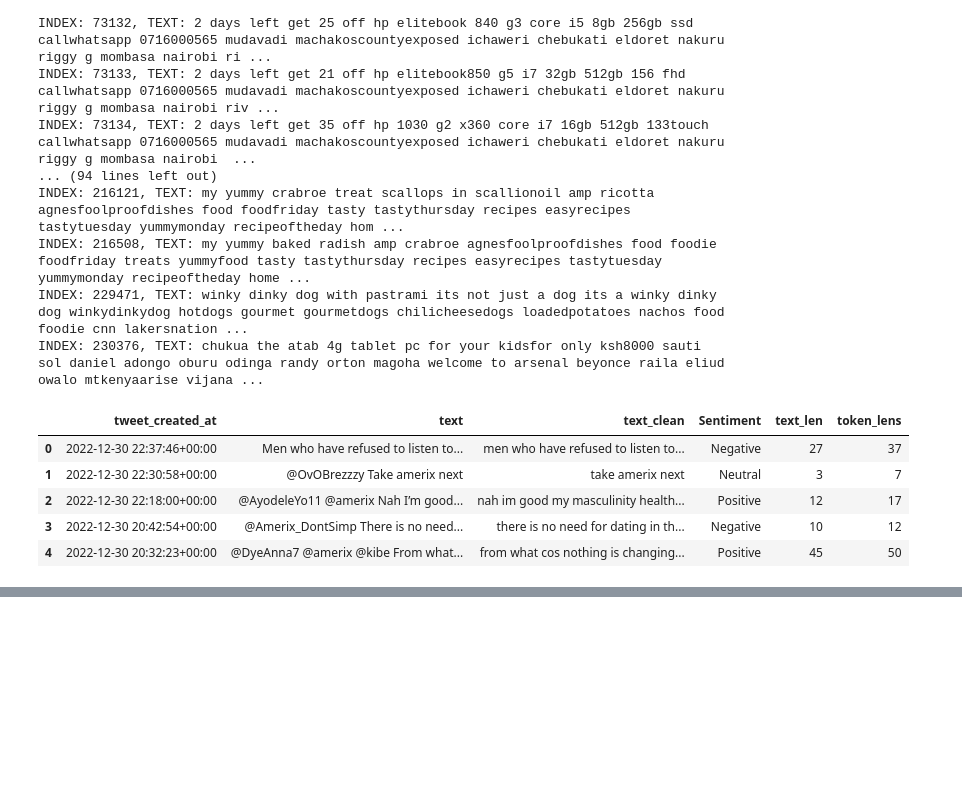
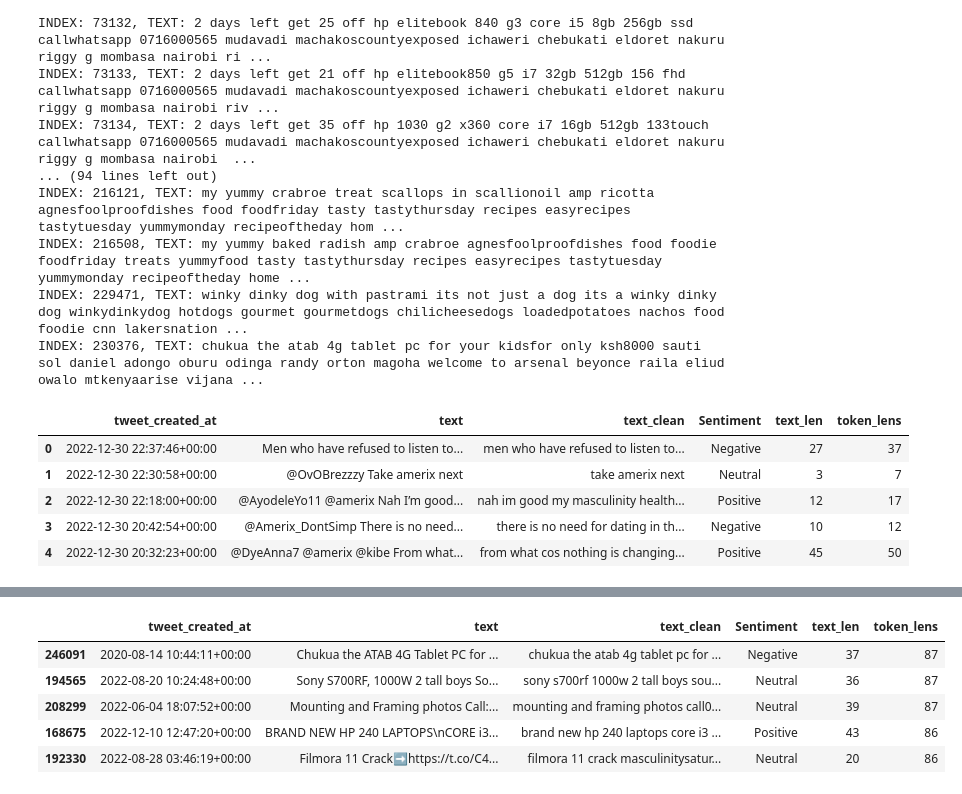
Before and after one commit to wessware/sentiment_analysis_on_masculinity_saturday, a Jupyter notebook: deeper-cleaning-and-eda.ipynb, the cells around one changed output, grey strips where cells are left out. Cells and saved outputs as stored; diff of their text form; code cells hidden in the pictures; blank space fills up the shorter version.

```diff
--- a/deeper-cleaning-and-eda.ipynb
+++ b/deeper-cleaning-and-eda.ipynb
@@ -344,0 +369,9 @@ df.head(5)
+# %%
+df.head()
+# %% [output]
+|  | tweet_created_at | text | text_clean | Sentiment | text_len | token_lens |
+| 246091 | 2020-08-14 10:44:11+00:00 | Chukua the ATAB 4G Tablet PC for ... | chukua the atab 4g tablet pc for ... | Negative | 37 | 87 |
+| 194565 | 2022-08-20 10:24:48+00:00 | Sony S700RF, 1000W 2 tall boys So... | sony s700rf 1000w 2 tall boys sou... | Neutral | 36 | 87 |
+| 208299 | 2022-06-04 18:07:52+00:00 | Mounting and Framing photos Call:... | mounting and framing photos call0... | Neutral | 39 | 87 |
+| 168675 | 2022-12-10 12:47:20+00:00 | BRAND NEW HP 240 LAPTOPS\nCORE i3... | brand new hp 240 laptops core i3 ... | Positive | 43 | 86 |
+| 192330 | 2022-08-28 03:46:19+00:00 | Filmora 11 Crack➡️https://t.co/C4... | filmora 11 crack masculinitysatur... | Neutral | 20 | 86 |
```
Also changed, not shown: parts of 6 cells of this notebook.
